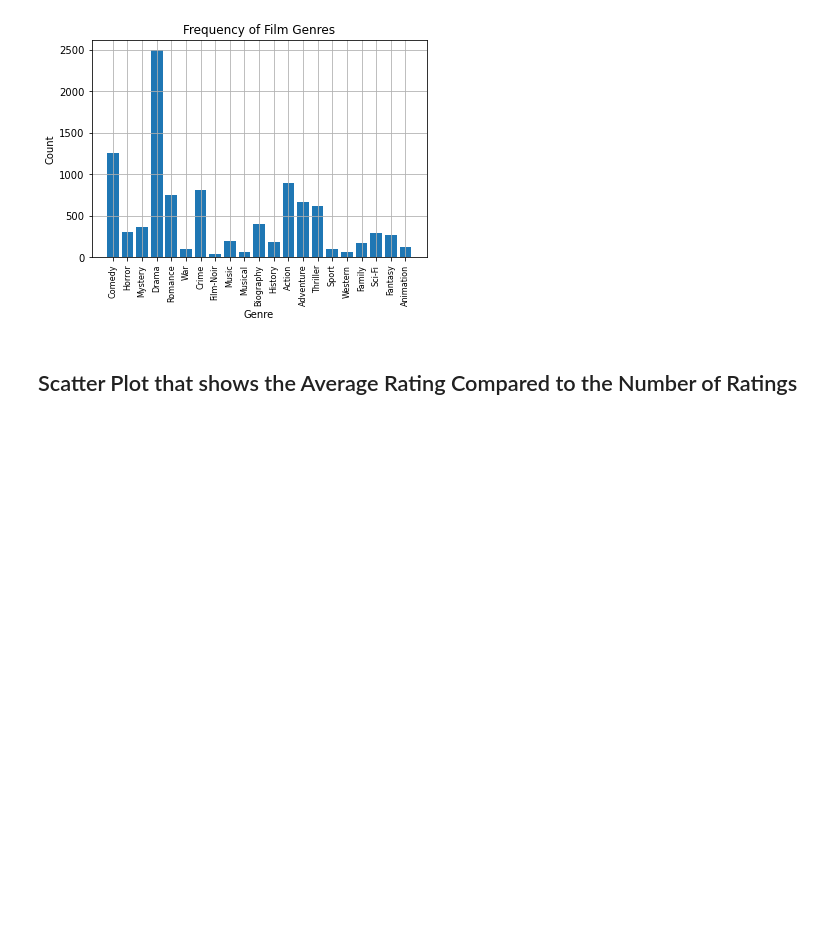
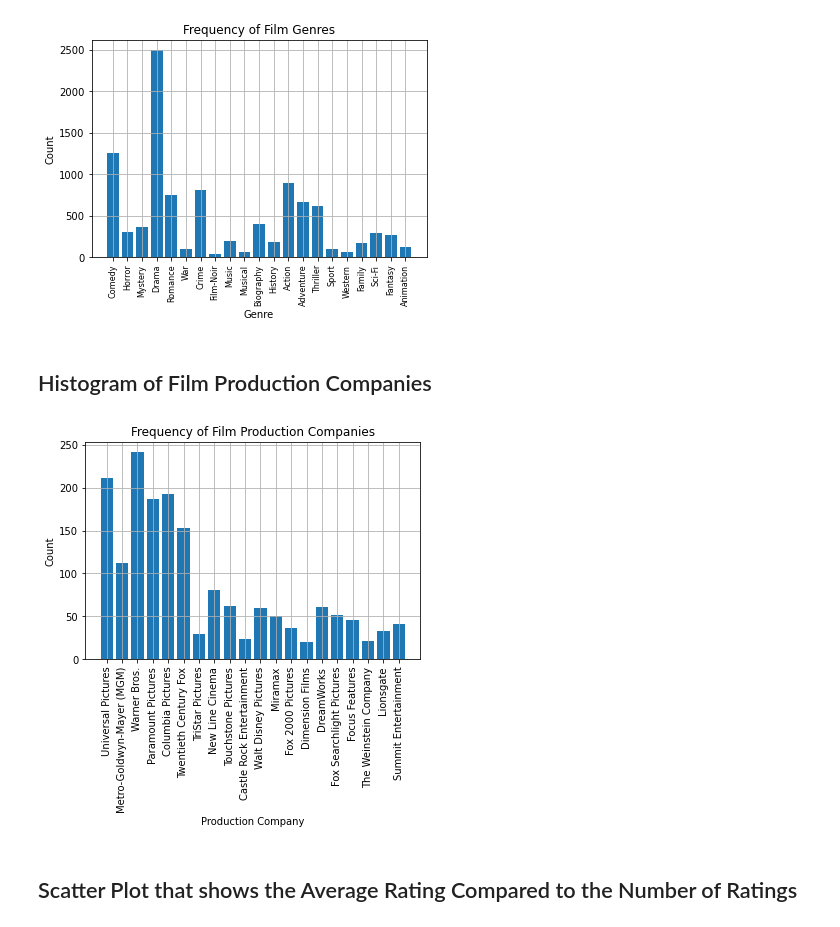
Before and after one commit to hannahnvc/CPSC322-Final-Project, a Jupyter notebook: Final_Movie_Project.ipynb, the cells around one changed output. Drawn from its saved outputs; the diff is of its cells as text; code cells hidden in the pictures; blank space fills up the shorter version.

```diff
--- a/Final_Movie_Project.ipynb
+++ b/Final_Movie_Project.ipynb
@@ -168,6 +177,33 @@ for row in genre_col:
 plot_utils.make_bar_graph_with_column(genres, "Frequency of Film Genres", "Genre", "Count", 8)
 # %% [output]
 [figure]
+# %% [markdown]
+## Histogram of Film Production Companies
+# %%
+# list of all possible production companies
+production_company_lst2 = []
+production_company_counts = []
+production_company_lst = []
+production_counts = []
+production_col = copy.deepcopy(film_data.get_column("production_company"))
+production_companies = []
+for company in production_col:
+    if company not in production_company_lst:
+        production_company_lst.append(company)
+        production_counts.append(1)
+    else:
+        company_index = production_company_lst.index(company)
+        production_counts[company_index] += 1
+
+# adds the most common production companies to the production_company_lst2
+for i in range(len(production_counts)):
+    if production_counts[i] > 19:
+        production_company_lst2.append(production_company_lst[i])
+        production_company_counts.append(production_counts[i])
+
+plot_utils.make_bar_graph_with_xy(production_company_lst2, production_company_counts, "Frequency of Film Production Companies", "Production Company", "Count", 10)
+# %% [output]
+[figure, added]
 # %% [markdown]
 ## Scatter Plot that shows the Average Rating Compared to the Number of Ratings
 # %%
```
Also changed, not shown: parts of 9 cells of this notebook, 1 other file.
